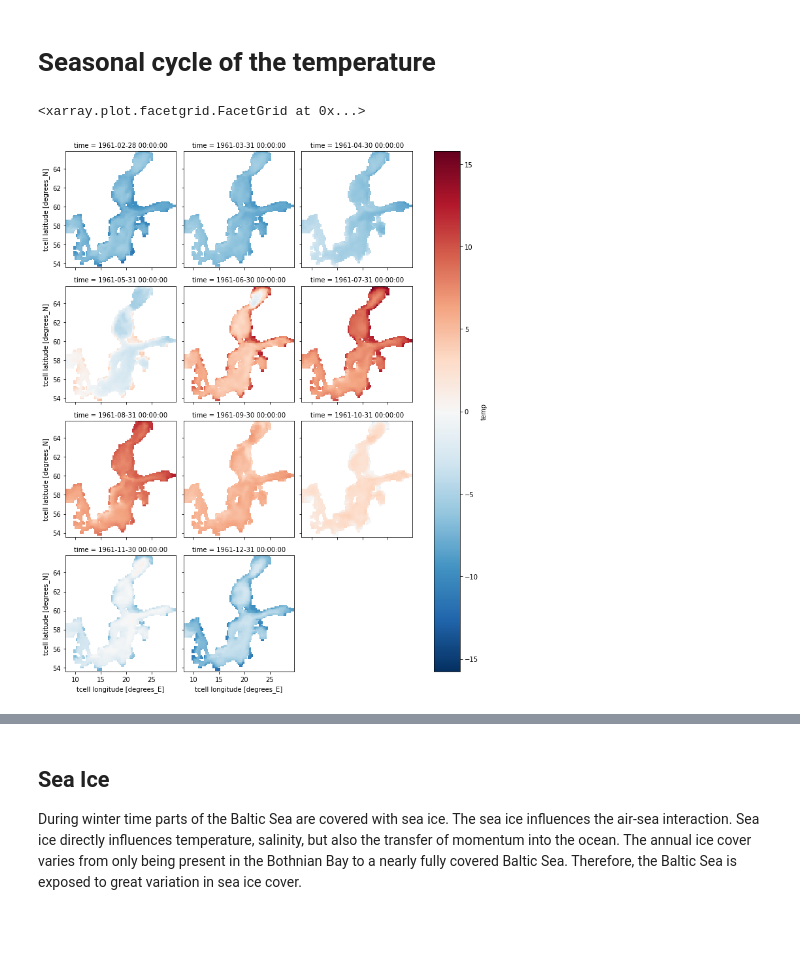
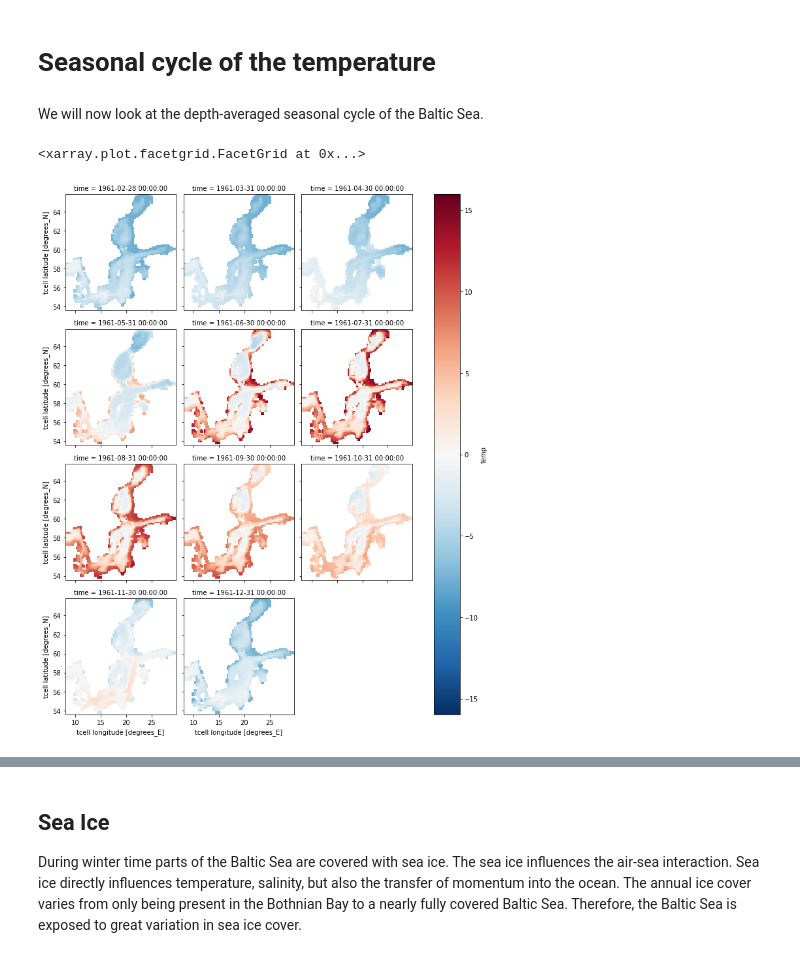
Before and after one commit to florianboergel/climateoftheocean, a Jupyter notebook: 2022-01-20-climate-of-the-ocean-h3.ipynb, the cells around one changed output, grey strips where cells are left out. Drawn from its saved outputs; the diff is of its cells as text; code cells hidden in the pictures; blank space fills up the shorter version.

```diff
--- a/2022-01-20-climate-of-the-ocean-h3.ipynb
+++ b/2022-01-20-climate-of-the-ocean-h3.ipynb
@@ -126,10 +134,12 @@ g.fig.tight_layout()
 These saline inflows are important for the oxygen supply of the deeper layers, since due to the strong stratification in the Baltic Sea only layers above the permanent halocline are directly influenced by the atmosphere and therefore supplied with oxygen (Mohrholz et al., 2015).
 # %% [markdown]
 # Seasonal cycle of the temperature
+# %% [markdown]
+We will now look at the depth-averaged seasonal cycle of the Baltic Sea.
 # %%
-ds_temp_season = ds.temp.resample(time="1M").mean().isel(st_ocean = 0)
+ds_temp_season = ds.temp.resample(time="1M").mean("time").mean("st_ocean")
 # %%
-(ds_temp_season-ds_temp_season.mean("time")).plot(col="time", col_wrap =3)
+(ds_temp_season-ds_temp_season.mean()).plot(col="time", col_wrap =3)
 # %% [output]
 <xarray.plot.facetgrid.FacetGrid at 0x...>
-[figure, old version]
+[figure, new version]
```
Also changed, not shown: parts of 10 cells of this notebook, 35 other files.
